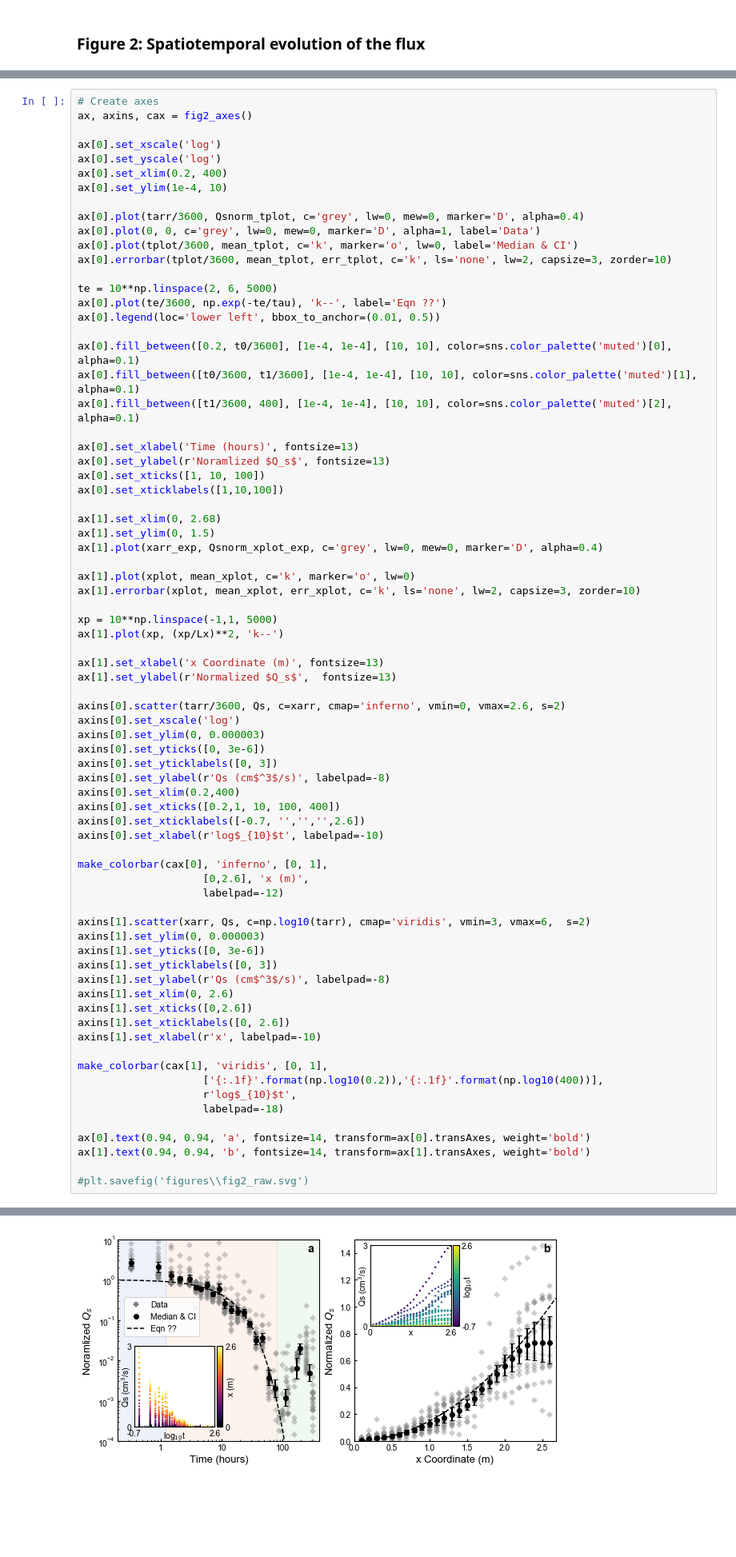
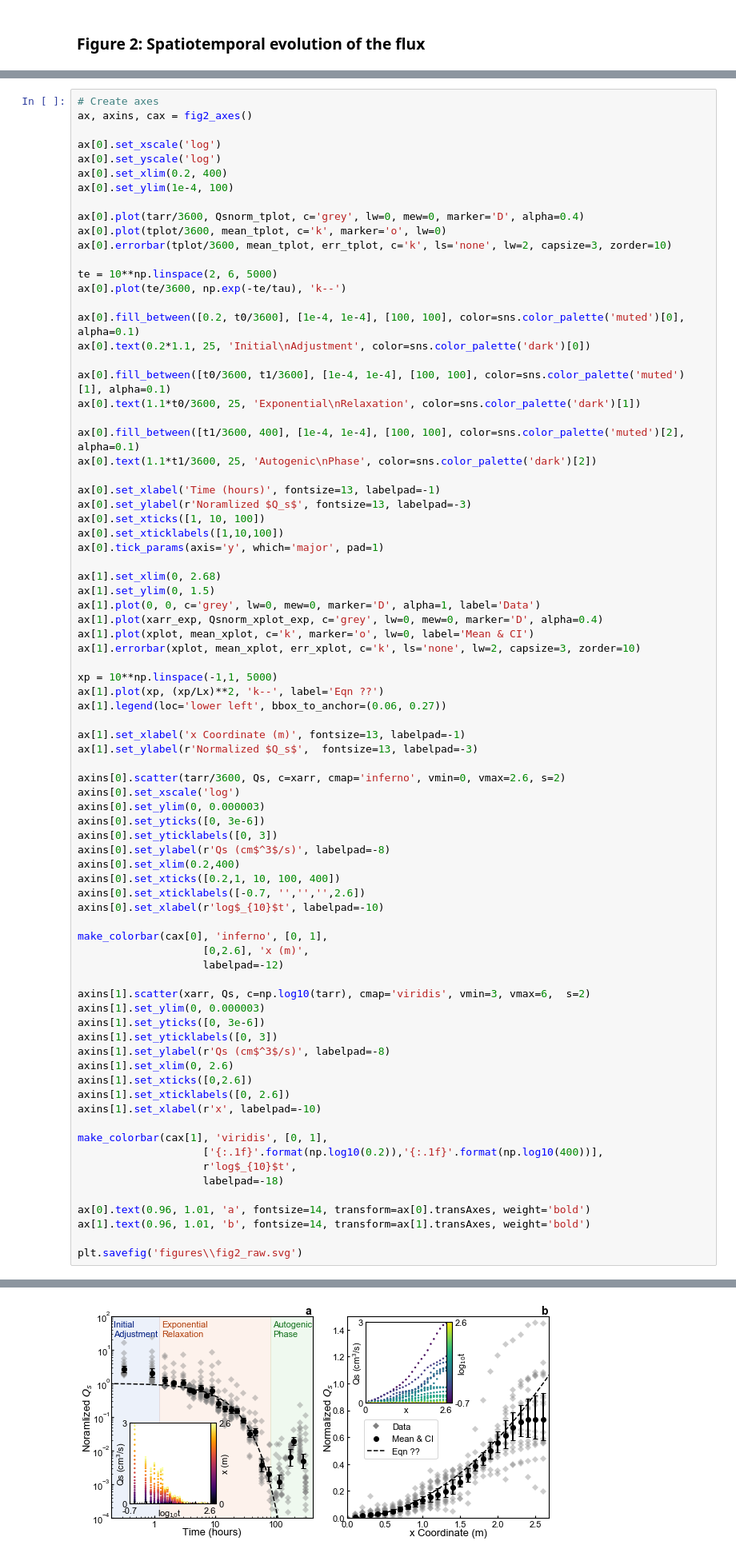
Before and after one commit to tashley/Relaxing-Channel-Data-and-Workflows, a Jupyter notebook: make_final_figures.ipynb, the cells around one changed output, grey strips where cells are left out. Shown at 80% size. Saved outputs shown, nothing was run; the diff lists cells and outputs as text; blank space fills up the shorter version.

Commit message:
fixed figure 3

```diff
--- a/make_final_figures.ipynb
+++ b/make_final_figures.ipynb
@@ -391,38 +391,43 @@ ax, axins, cax = fig2_axes()
 ax[0].set_xscale('log')
 ax[0].set_yscale('log')
 ax[0].set_xlim(0.2, 400)
-ax[0].set_ylim(1e-4, 10)
+ax[0].set_ylim(1e-4, 100)
 
 ax[0].plot(tarr/3600, Qsnorm_tplot, c='grey', lw=0, mew=0, marker='D', alpha=0.4)
-ax[0].plot(0, 0, c='grey', lw=0, mew=0, marker='D', alpha=1, label='Data')
-ax[0].plot(tplot/3600, mean_tplot, c='k', marker='o', lw=0, label='Median & CI')
+ax[0].plot(tplot/3600, mean_tplot, c='k', marker='o', lw=0)
 ax[0].errorbar(tplot/3600, mean_tplot, err_tplot, c='k', ls='none', lw=2, capsize=3, zorder=10)
 
 te = 10**np.linspace(2, 6, 5000)
-ax[0].plot(te/3600, np.exp(-te/tau), 'k--', label='Eqn ??')
-ax[0].legend(loc='lower left', bbox_to_anchor=(0.01, 0.5))
+ax[0].plot(te/3600, np.exp(-te/tau), 'k--')
 
-ax[0].fill_between([0.2, t0/3600], [1e-4, 1e-4], [10, 10], color=sns.color_palette('muted')[0], alpha=0.1)
-ax[0].fill_between([t0/3600, t1/3600], [1e-4, 1e-4], [10, 10], color=sns.color_palette('muted')[1], alpha=0.1)
-ax[0].fill_between([t1/3600, 400], [1e-4, 1e-4], [10, 10], color=sns.color_palette('muted')[2], alpha=0.1)
+ax[0].fill_between([0.2, t0/3600], [1e-4, 1e-4], [100, 100], color=sns.color_palette('muted')[0], alpha=0.1)
+ax[0].text(0.2*1.1, 25, 'Initial\nAdjustment', color=sns.color_palette('dark')[0])
 
-ax[0].set_xlabel('Time (hours)', fontsize=13)
-ax[0].set_ylabel(r'Noramlized $Q_s$', fontsize=13)
+ax[0].fill_between([t0/3600, t1/3600], [1e-4, 1e-4], [100, 100], color=sns.color_palette('muted')[1], alpha=0.1)
+ax[0].text(1.1*t0/3600, 25, 'Exponential\nRelaxation', color=sns.color_palette('dark')[1])
+
+ax[0].fill_between([t1/3600, 400], [1e-4, 1e-4], [100, 100], color=sns.color_palette('muted')[2], alpha=0.1)
+ax[0].text(1.1*t1/3600, 25, 'Autogenic\nPhase', color=sns.color_palette('dark')[2])
+
+ax[0].set_xlabel('Time (hours)', fontsize=13, labelpad=-1)
+ax[0].set_ylabel(r'Noramlized $Q_s$', fontsize=13, labelpad=-3)
 ax[0].set_xticks([1, 10, 100])
 ax[0].set_xticklabels([1,10,100])
+ax[0].tick_params(axis='y', which='major', pad=1)
 
 ax[1].set_xlim(0, 2.68)
 ax[1].set_ylim(0, 1.5)
+ax[1].plot(0, 0, c='grey', lw=0, mew=0, marker='D', alpha=1, label='Data')
 ax[1].plot(xarr_exp, Qsnorm_xplot_exp, c='grey', lw=0, mew=0, marker='D', alpha=0.4)
-
-ax[1].plot(xplot, mean_xplot, c='k', marker='o', lw=0)
+ax[1].plot(xplot, mean_xplot, c='k', marker='o', lw=0, label='Mean & CI')
 ax[1].errorbar(xplot, mean_xplot, err_xplot, c='k', ls='none', lw=2, capsize=3, zorder=10)
 
 xp = 10**np.linspace(-1,1, 5000)
-ax[1].plot(xp, (xp/Lx)**2, 'k--')
+ax[1].plot(xp, (xp/Lx)**2, 'k--', label='Eqn ??')
+ax[1].legend(loc='lower left', bbox_to_anchor=(0.06, 0.27))
 
-ax[1].set_xlabel('x Coordinate (m)', fontsize=13)
-ax[1].set_ylabel(r'Normalized $Q_s$',  fontsize=13)
+ax[1].set_xlabel('x Coordinate (m)', fontsize=13, labelpad=-1)
+ax[1].set_ylabel(r'Normalized $Q_s$',  fontsize=13, labelpad=-3)
 
 axins[0].scatter(tarr/3600, Qs, c=xarr, cmap='inferno', vmin=0, vmax=2.6, s=2)
 axins[0].set_xscale('log')
@@ -454,8 +459,8 @@ make_colorbar(cax[1], 'viridis', [0, 1],
                     r'log$_{10}$t',
                     labelpad=-18)
 
-ax[0].text(0.94, 0.94, 'a', fontsize=14, transform=ax[0].transAxes, weight='bold')
-ax[1].text(0.94, 0.94, 'b', fontsize=14, transform=ax[1].transAxes, weight='bold')
+ax[0].text(0.96, 1.01, 'a', fontsize=14, transform=ax[0].transAxes, weight='bold')
+ax[1].text(0.96, 1.01, 'b', fontsize=14, transform=ax[1].transAxes, weight='bold')
 
-#plt.savefig('figures\\fig2_raw.svg')
+plt.savefig('figures\\fig2_raw.svg')
 # %% [output]
@@ -463,3 +467,3 @@ Text(0.94, 0.94, 'b')
-[figure, old version]
+[figure, new version]
 # %% [markdown]
 ### Figure 3: Unstable channels obey Lacey's Law $(W=W_t)$
```
Also changed, not shown: parts of 12 cells of this notebook, 3 other files.
